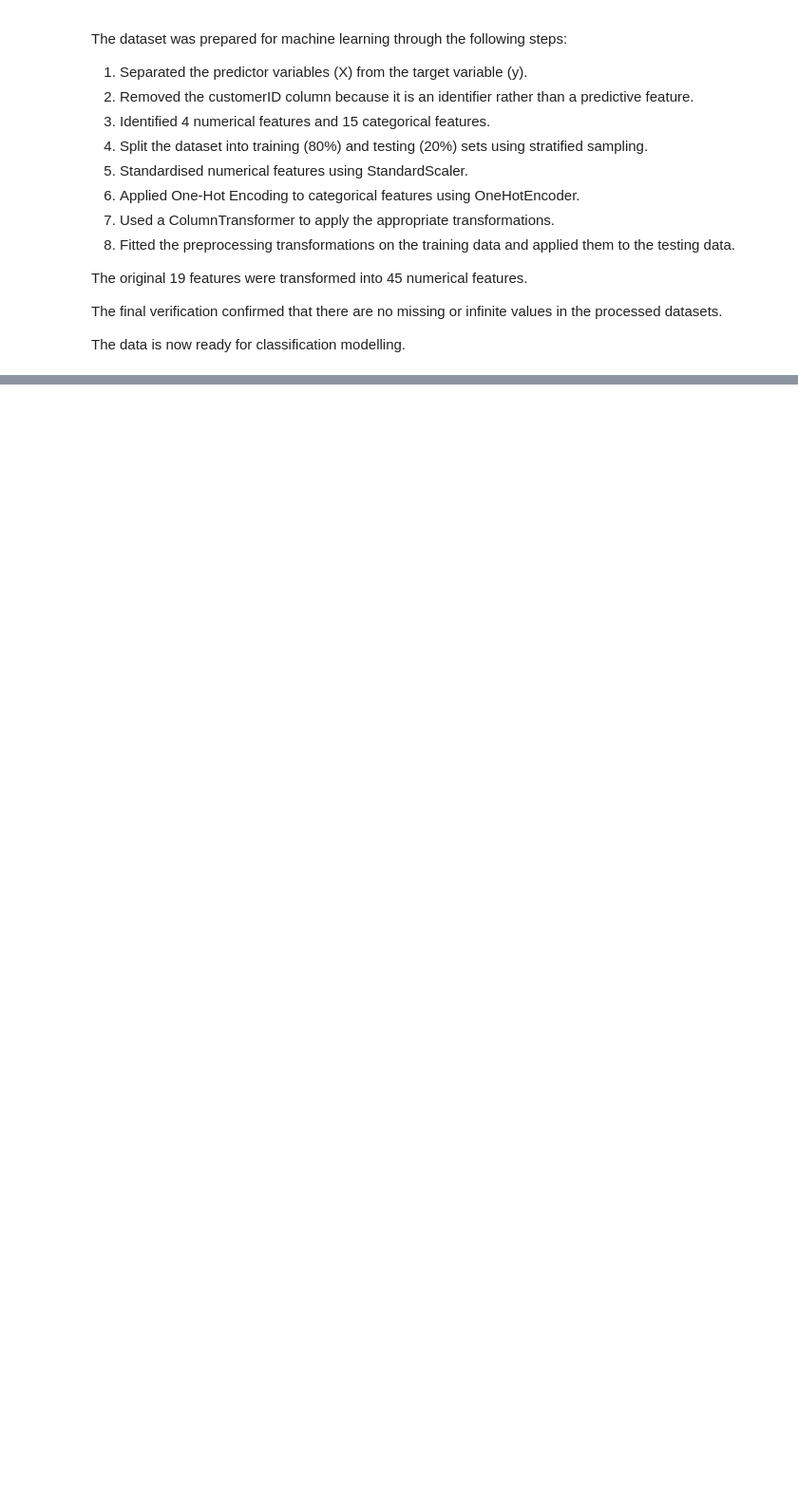
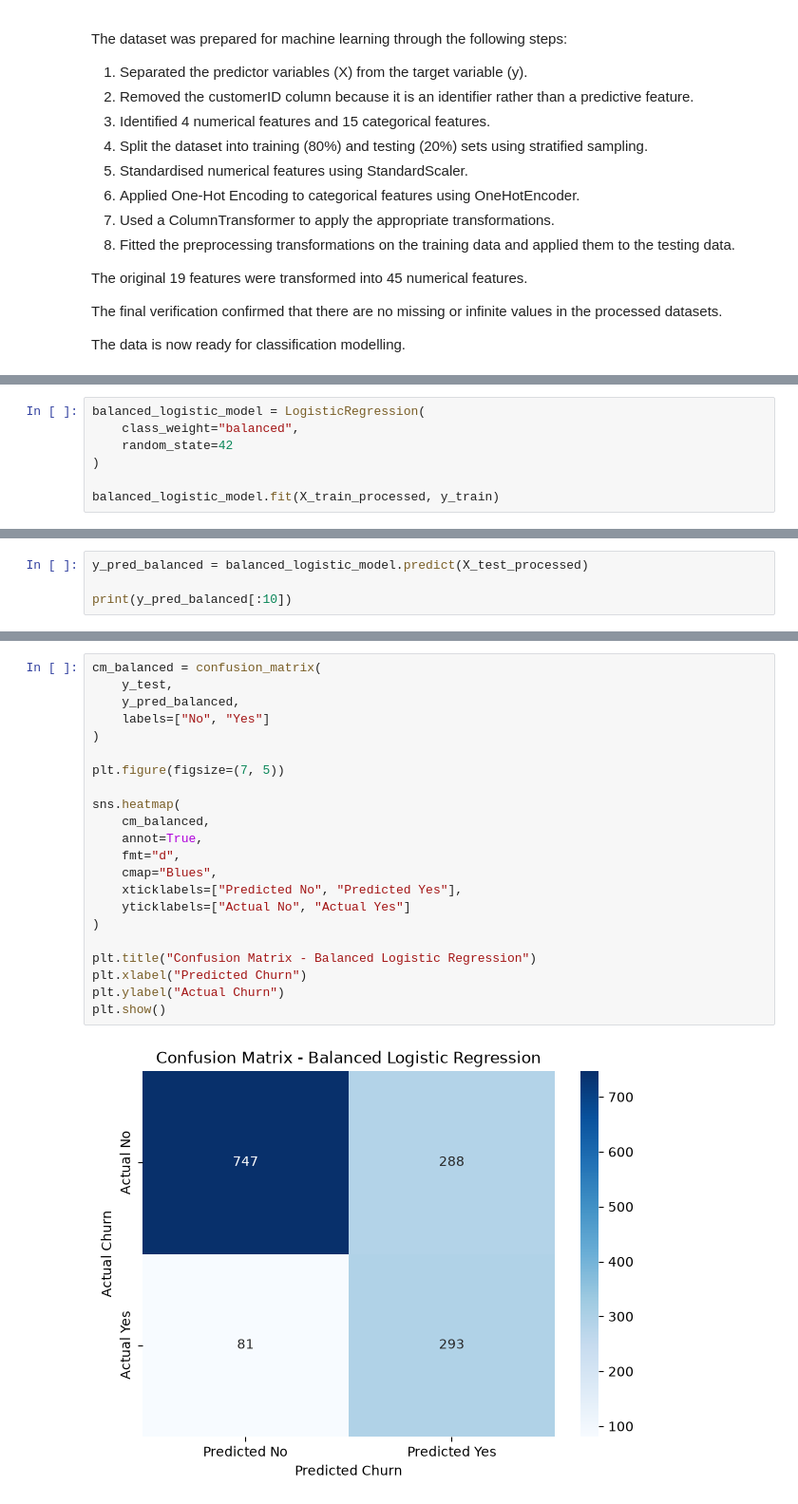
Before and after one commit to IsiphileIsie/Customer-churn-analysis, a Jupyter notebook: notebooks/customer_churn_analysis.ipynb, the cells around one changed output, grey strips where cells are left out. Shown at 95% size. Cells and saved outputs as stored; diff of their text form; blank space fills up the shorter version.

```diff
--- a/notebooks/customer_churn_analysis.ipynb
+++ b/notebooks/customer_churn_analysis.ipynb
@@ -1614,0 +2005,7 @@ The data is now ready for classification modelling.
+# %%
+balanced_logistic_model = LogisticRegression(
+    class_weight="balanced",
+    random_state=42
+)
+
+balanced_logistic_model.fit(X_train_processed, y_train)
@@ -1614,0 +2017,4 @@ The data is now ready for classification modelling.
+# %%
+y_pred_balanced = balanced_logistic_model.predict(X_test_processed)
+
+print(y_pred_balanced[:10])
@@ -1614,0 +2035,24 @@ The data is now ready for classification modelling.
+# %%
+cm_balanced = confusion_matrix(
+    y_test,
+    y_pred_balanced,
+    labels=["No", "Yes"]
+)
+
+plt.figure(figsize=(7, 5))
+
+sns.heatmap(
+    cm_balanced,
+    annot=True,
+    fmt="d",
+    cmap="Blues",
+    xticklabels=["Predicted No", "Predicted Yes"],
+    yticklabels=["Actual No", "Actual Yes"]
+)
+
+plt.title("Confusion Matrix - Balanced Logistic Regression")
+plt.xlabel("Predicted Churn")
+plt.ylabel("Actual Churn")
+plt.show()
+# %% [output]
+[figure, added]
```
Also changed, not shown: parts of 64 cells of this notebook.
